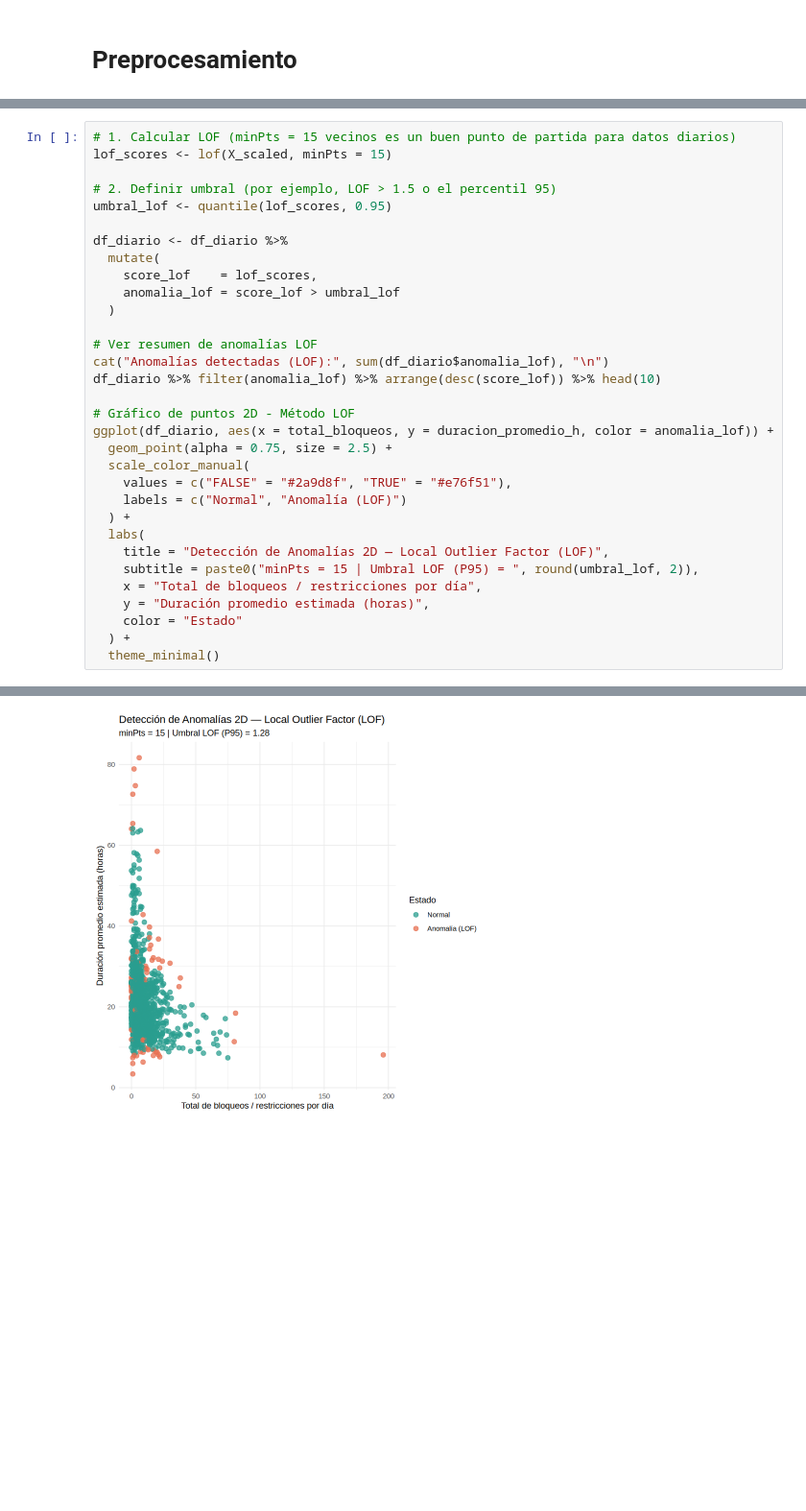
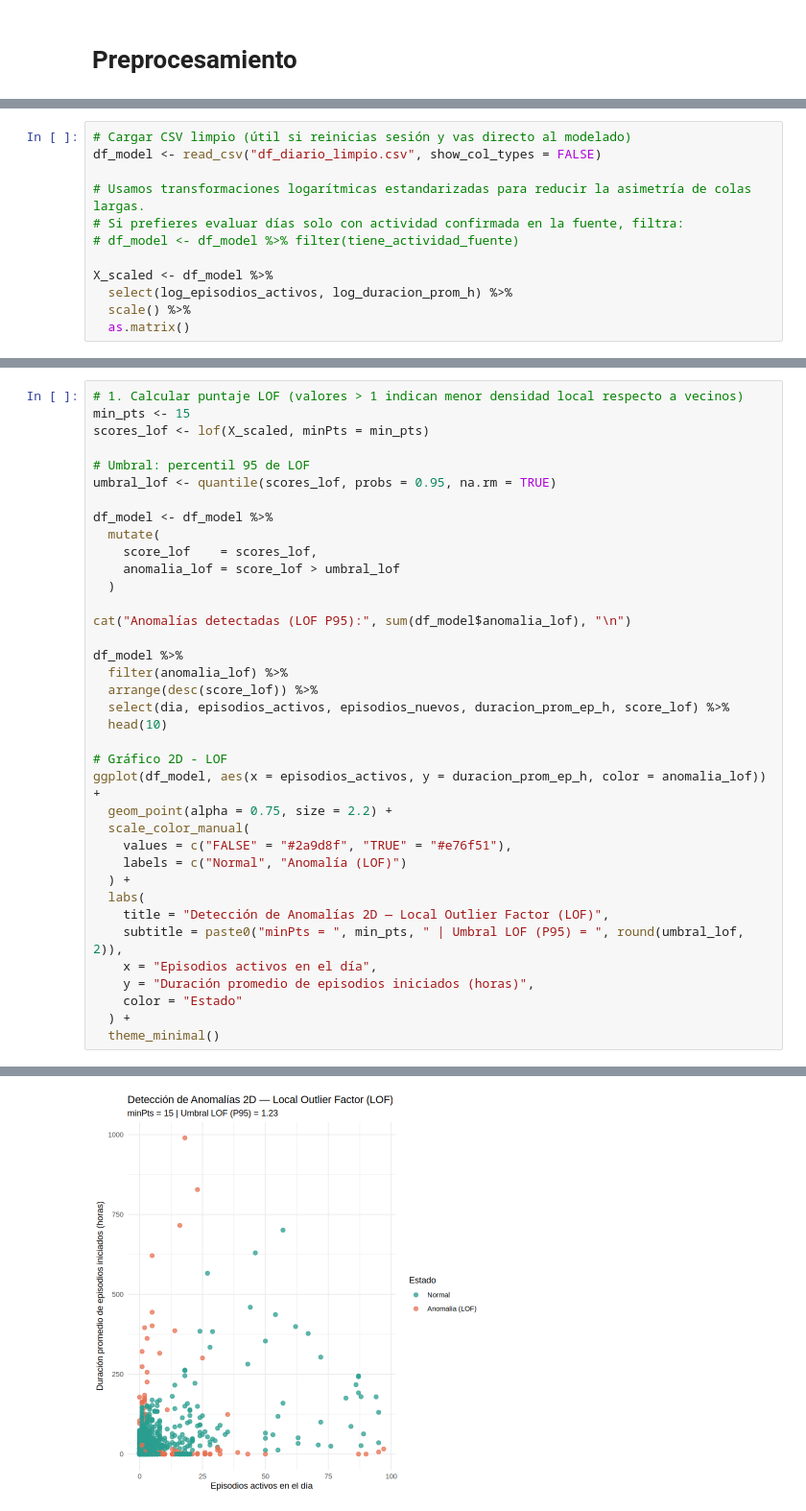
Before and after one commit to AleAsesino/mineriaDatosAnomaliasABCcarreteras, a Jupyter notebook: preprocesamientoABCV1.ipynb, the cells around one changed output, grey strips where cells are left out. Shown at 96% size. Saved outputs shown, nothing was run; the diff lists cells and outputs as text; blank space fills up the shorter version.

```diff
--- a/preprocesamientoABCV1.ipynb
+++ b/preprocesamientoABCV1.ipynb
@@ -120,0 +147,12 @@ A tibble: 10 × 5
+# %%
+# Cargar CSV limpio (útil si reinicias sesión y vas directo al modelado)
+df_model <- read_csv("df_diario_limpio.csv", show_col_types = FALSE)
+
+# Usamos transformaciones logarítmicas estandarizadas para reducir la asimetría de colas largas.
+# Si prefieres evaluar días solo con actividad confirmada en la fuente, filtra:
+# df_model <- df_model %>% filter(tiene_actividad_fuente)
+
+X_scaled <- df_model %>%
+  select(log_episodios_activos, log_duracion_prom_h) %>%
+  scale() %>%
+  as.matrix()
@@ -121,32 +224,37 @@ A tibble: 10 × 5
 # %%
-# 1. Calcular LOF (minPts = 15 vecinos es un buen punto de partida para datos diarios)
-lof_scores <- lof(X_scaled, minPts = 15)
+# 1. Calcular puntaje LOF (valores > 1 indican menor densidad local respecto a vecinos)
+min_pts <- 15
+scores_lof <- lof(X_scaled, minPts = min_pts)
 
-# 2. Definir umbral (por ejemplo, LOF > 1.5 o el percentil 95)
-umbral_lof <- quantile(lof_scores, 0.95)
+# Umbral: percentil 95 de LOF
+umbral_lof <- quantile(scores_lof, probs = 0.95, na.rm = TRUE)
 
-df_diario <- df_diario %>%
+df_model <- df_model %>%
   mutate(
-    score_lof    = lof_scores,
+    score_lof    = scores_lof,
     anomalia_lof = score_lof > umbral_lof
   )
 
-# Ver resumen de anomalías LOF
-cat("Anomalías detectadas (LOF):", sum(df_diario$anomalia_lof), "\n")
-df_diario %>% filter(anomalia_lof) %>% arrange(desc(score_lof)) %>% head(10)
+cat("Anomalías detectadas (LOF P95):", sum(df_model$anomalia_lof), "\n")
 
-# Gráfico de puntos 2D - Método LOF
-ggplot(df_diario, aes(x = total_bloqueos, y = duracion_promedio_h, color = anomalia_lof)) +
-  geom_point(alpha = 0.75, size = 2.5) +
+df_model %>%
+  filter(anomalia_lof) %>%
+  arrange(desc(score_lof)) %>%
+  select(dia, episodios_activos, episodios_nuevos, duracion_prom_ep_h, score_lof) %>%
+  head(10)
+
+# Gráfico 2D - LOF
+ggplot(df_model, aes(x = episodios_activos, y = duracion_prom_ep_h, color = anomalia_lof)) +
+  geom_point(alpha = 0.75, size = 2.2) +
   scale_color_manual(
     values = c("FALSE" = "#2a9d8f", "TRUE" = "#e76f51"),
     labels = c("Normal", "Anomalía (LOF)")
   ) +
   labs(
     title = "Detección de Anomalías 2D — Local Outlier Factor (LOF)",
-    subtitle = paste0("minPts = 15 | Umbral LOF (P95) = ", round(umbral_lof, 2)),
-    x = "Total de bloqueos / restricciones por día",
-    y = "Duración promedio estimada (horas)",
+    subtitle = paste0("minPts = ", min_pts, " | Umbral LOF (P95) = ", round(umbral_lof, 2)),
+    x = "Episodios activos en el día",
+    y = "Duración promedio de episodios iniciados (horas)",
     color = "Estado"
   ) +
   theme_minimal()
@@ -168 +276 @@ A tibble: 10 × 7
-[figure, old version]
+[figure, new version]
```
Also changed, not shown: parts of 7 cells of this notebook.
